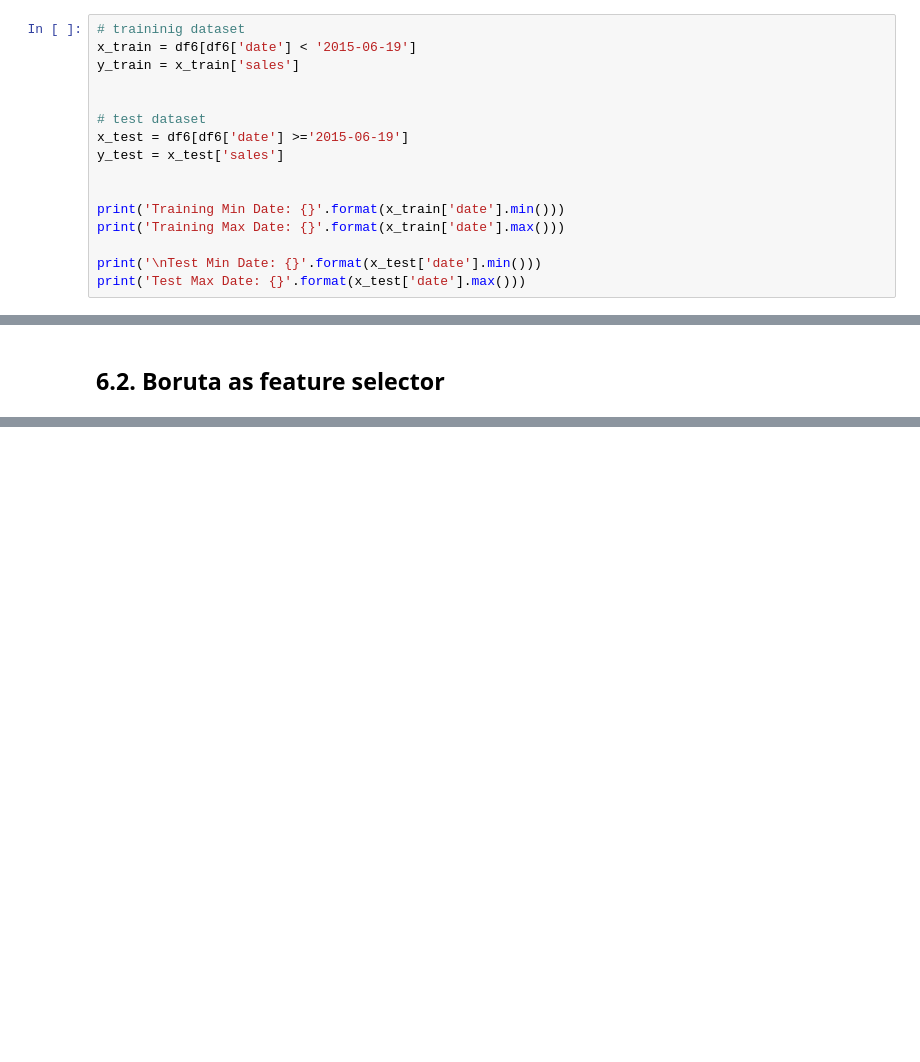
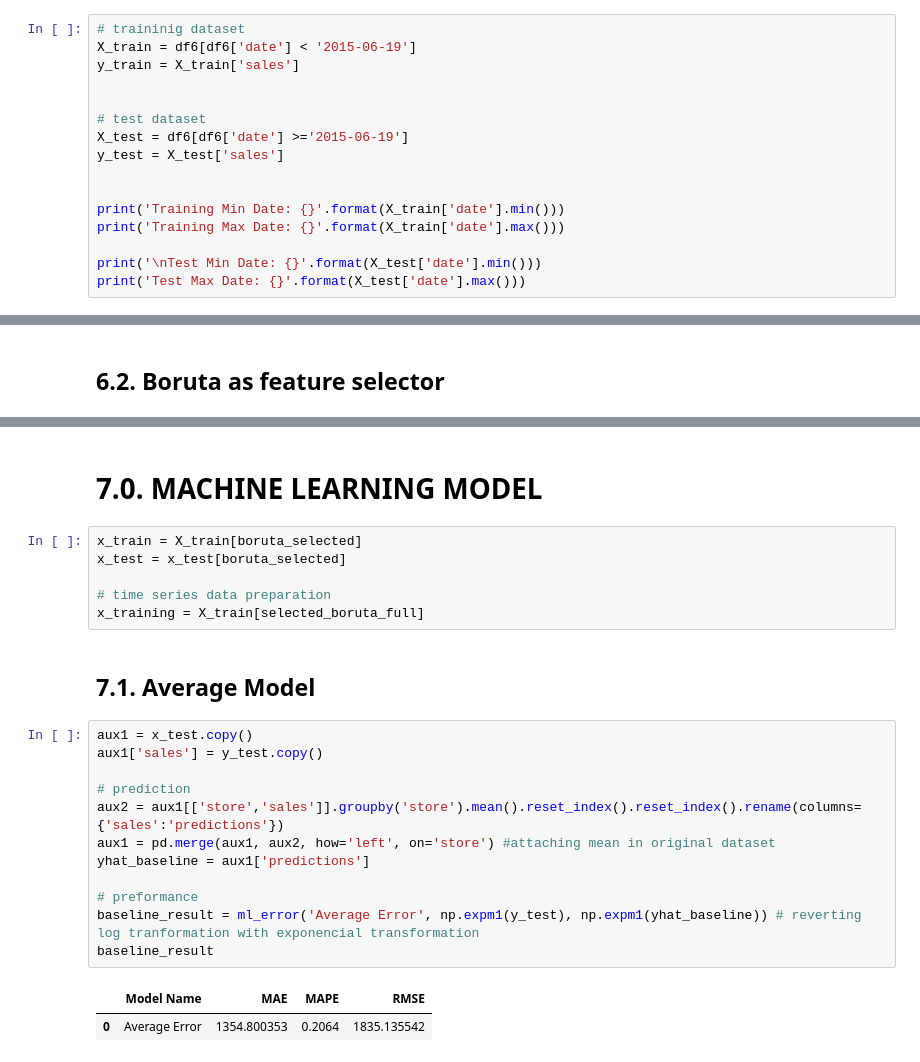
Before and after one commit to StadnikDD/Drugstore-Sales-Forecast, a Jupyter notebook: data_exploratory_analysis.ipynb, the cells around one changed output, grey strips where cells are left out. Saved outputs shown, nothing was run; the diff lists cells and outputs as text; blank space fills up the shorter version.

```diff
--- a/data_exploratory_analysis.ipynb
+++ b/data_exploratory_analysis.ipynb
@@ -951,20 +1008,20 @@ df6[['store', 'date']].groupby('store').max().reset_index()['date'][0] - datetim
 Timestamp('2015-06-19 00:00:00')
 # %%
 # traininig dataset
-x_train = df6[df6['date'] < '2015-06-19']
-y_train = x_train['sales']
+X_train = df6[df6['date'] < '2015-06-19']
+y_train = X_train['sales']
 
 
 # test dataset
-x_test = df6[df6['date'] >='2015-06-19']
-y_test = x_test['sales']
+X_test = df6[df6['date'] >='2015-06-19']
+y_test = X_test['sales']
 
 
-print('Training Min Date: {}'.format(x_train['date'].min()))
-print('Training Max Date: {}'.format(x_train['date'].max()))
+print('Training Min Date: {}'.format(X_train['date'].min()))
+print('Training Max Date: {}'.format(X_train['date'].max()))
 
-print('\nTest Min Date: {}'.format(x_test['date'].min()))
-print('Test Max Date: {}'.format(x_test['date'].max()))
+print('\nTest Min Date: {}'.format(X_test['date'].min()))
+print('Test Max Date: {}'.format(X_test['date'].max()))
 # %% [output]
 Training Min Date: 2013-01-01 00:00:00
 Training Max Date: 2015-06-18 00:00:00
@@ -1069,0 +1102,25 @@ boruta_selected
+# %% [markdown]
+# 7.0. MACHINE LEARNING MODEL
+# %%
+x_train = X_train[boruta_selected]
+x_test = x_test[boruta_selected]
+
+# time series data preparation
+x_training = X_train[selected_boruta_full]
+# %% [markdown]
+## 7.1. Average Model
+# %%
+aux1 = x_test.copy()
+aux1['sales'] = y_test.copy()
+
+# prediction
+aux2 = aux1[['store','sales']].groupby('store').mean().reset_index().reset_index().rename(columns={'sales':'predictions'})
+aux1 = pd.merge(aux1, aux2, how='left', on='store') #attaching mean in original dataset
+yhat_baseline = aux1['predictions']
+
+# preformance
+baseline_result = ml_error('Average Error', np.expm1(y_test), np.expm1(yhat_baseline)) # reverting log tranformation with exponencial transformation
+baseline_result
+# %% [output]
+|  | Model Name | MAE | MAPE | RMSE |
+| 0 | Average Error | 1354.800353 | 0.2064 | 1835.135542 |
```
Also changed, not shown: parts of 44 cells of this notebook.
